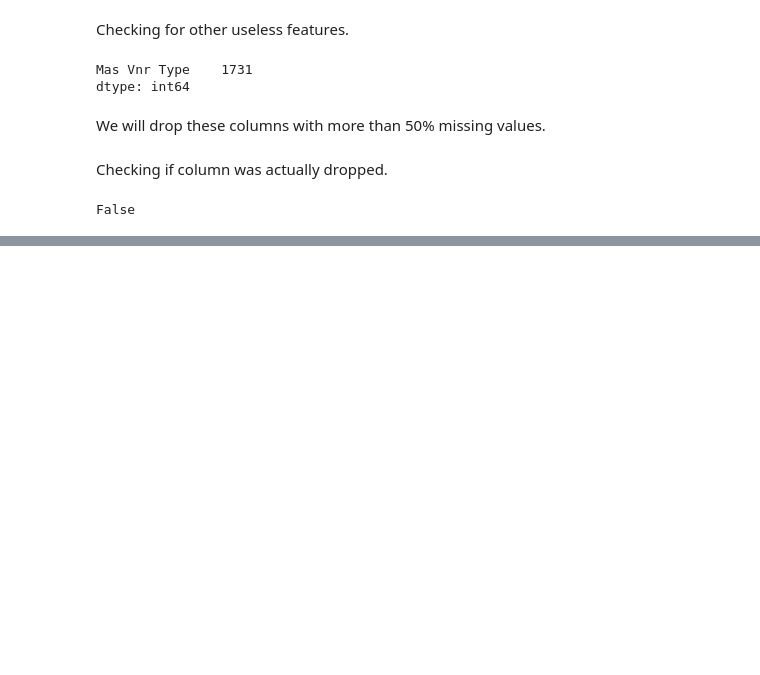
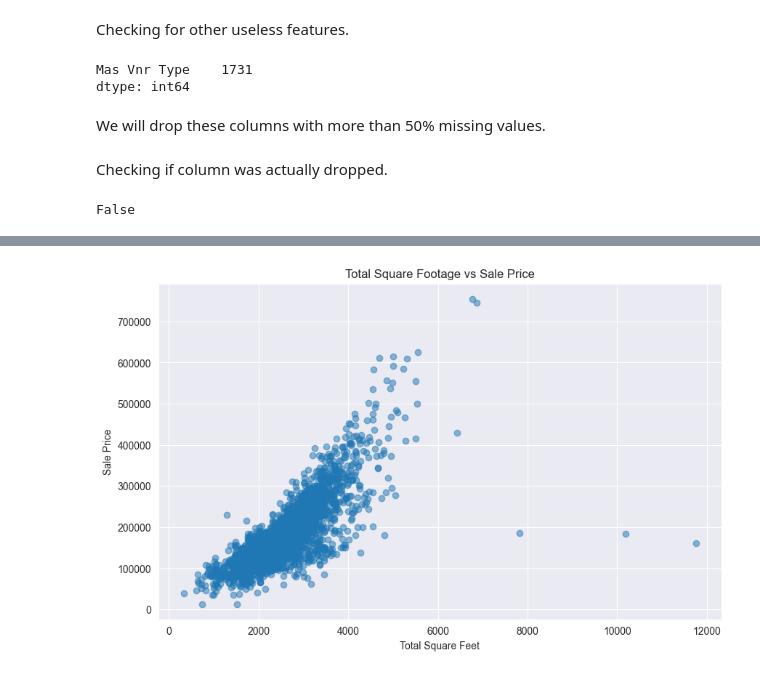
Before and after one commit to 03vladd/ML, a Jupyter notebook: Lab1.ipynb, the cells around one changed output, grey strips where cells are left out. Saved outputs shown, nothing was run; the diff lists cells and outputs as text; code cells hidden in the pictures; blank space fills up the shorter version.

```diff
--- a/Lab1.ipynb
+++ b/Lab1.ipynb
@@ -254,0 +298,9 @@ False
+# %%
+plt.figure(figsize=(10, 6))
+plt.scatter(df['Total SF'], df['SalePrice'], alpha=0.5)
+plt.xlabel('Total Square Feet')
+plt.ylabel('Sale Price')
+plt.title('Total Square Footage vs Sale Price')
+plt.show()
+# %% [output]
+[figure, added]
```
Also changed, not shown: parts of 27 cells of this notebook.
